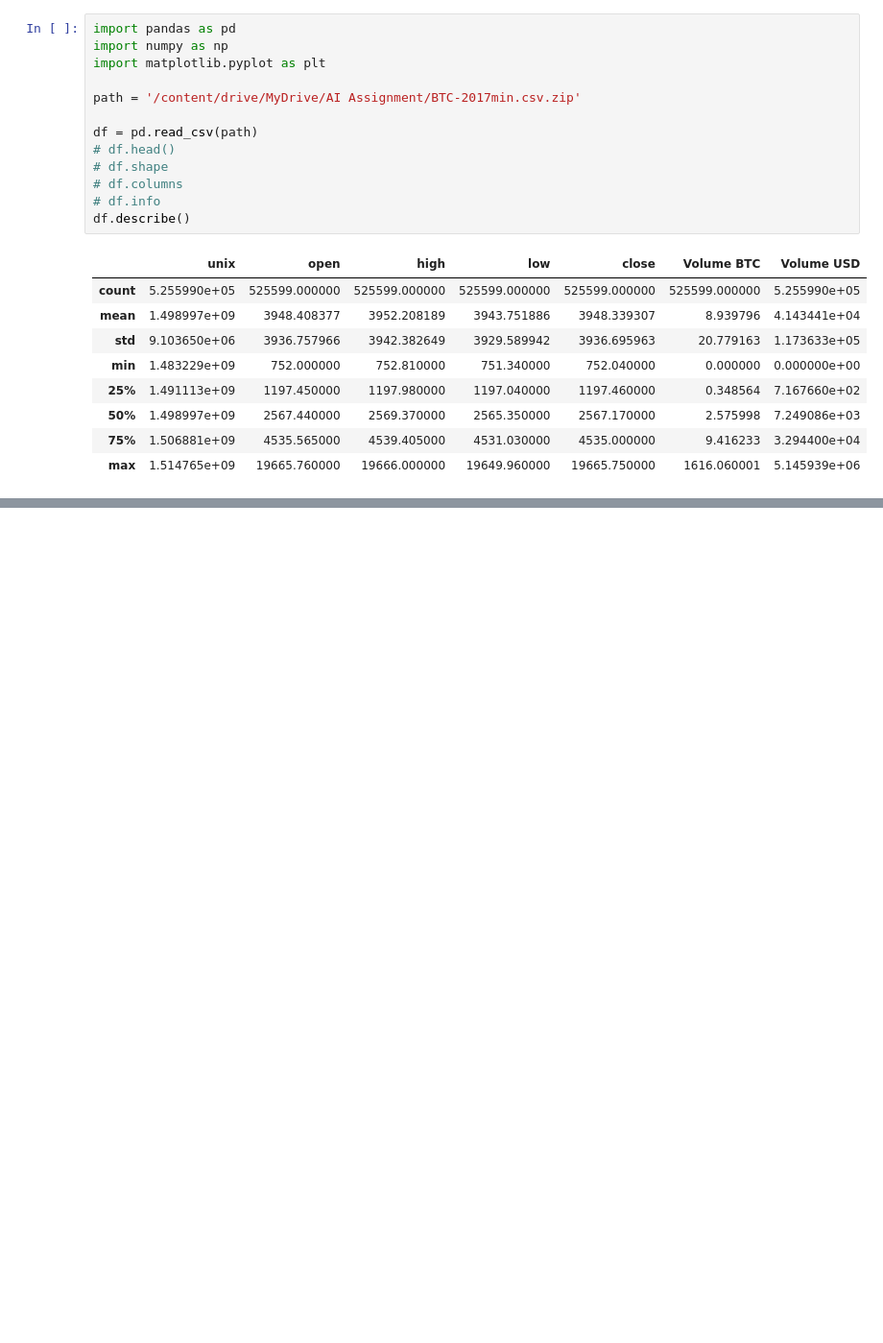
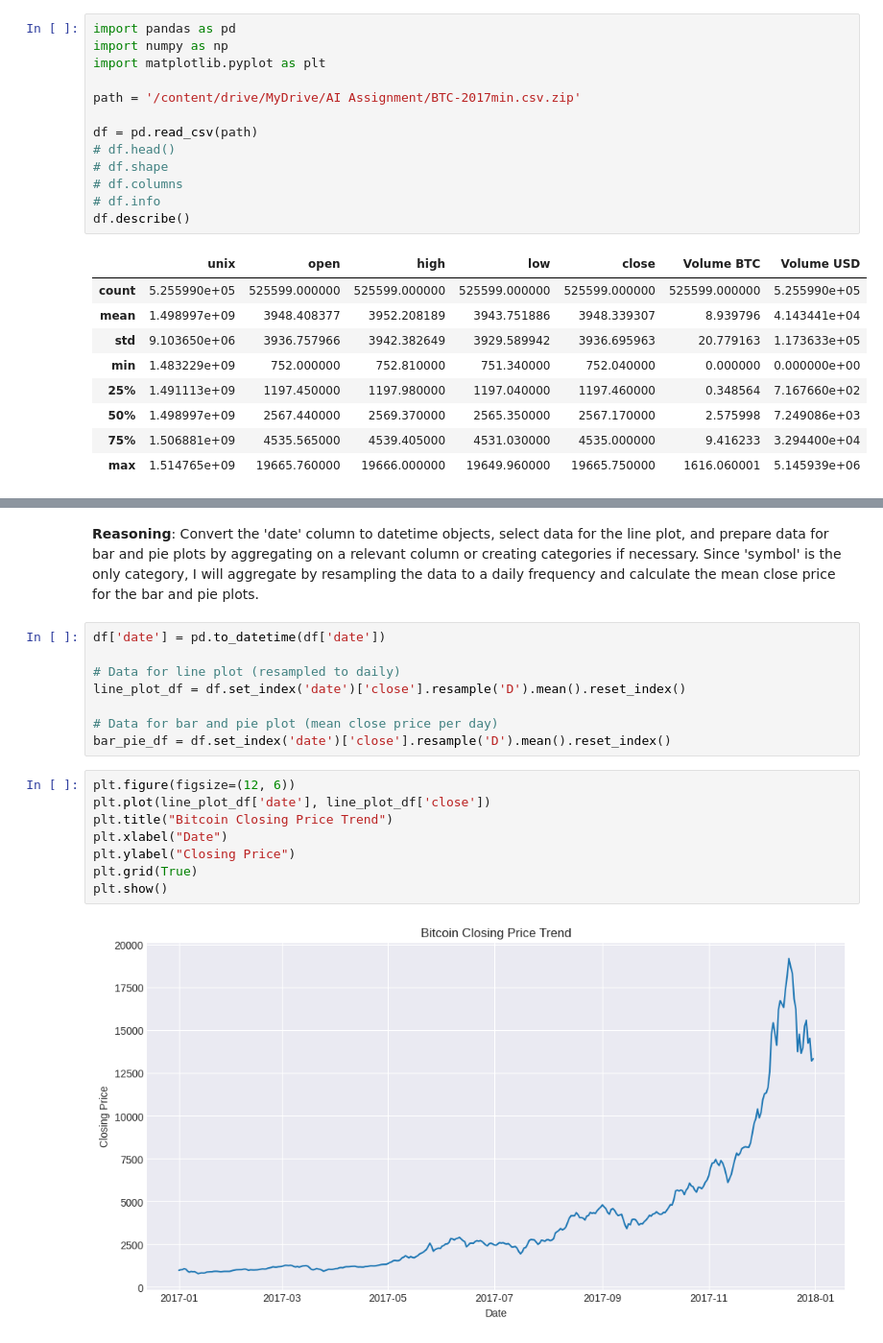
Before and after one commit to rehman2222/AI, a Jupyter notebook: BTC.ipynb, the cells around one changed output, grey strips where cells are left out. Shown: that part at 96% size. Drawn from its saved outputs; the diff is of its cells as text; blank space fills up the shorter version.

Commit message:
Now graphs

```diff
--- a/BTC.ipynb
+++ b/BTC.ipynb
@@ -25,0 +34,21 @@ df.describe()
+# %% [markdown]
+**Reasoning**:
+Convert the 'date' column to datetime objects, select data for the line plot, and prepare data for bar and pie plots by aggregating on a relevant column or creating categories if necessary. Since 'symbol' is the only category, I will aggregate by resampling the data to a daily frequency and calculate the mean close price for the bar and pie plots.
+# %%
+df['date'] = pd.to_datetime(df['date'])
+
+# Data for line plot (resampled to daily)
+line_plot_df = df.set_index('date')['close'].resample('D').mean().reset_index()
+
+# Data for bar and pie plot (mean close price per day)
+bar_pie_df = df.set_index('date')['close'].resample('D').mean().reset_index()
+# %%
+plt.figure(figsize=(12, 6))
+plt.plot(line_plot_df['date'], line_plot_df['close'])
+plt.title("Bitcoin Closing Price Trend")
+plt.xlabel("Date")
+plt.ylabel("Closing Price")
+plt.grid(True)
+plt.show()
+# %% [output]
+[figure, added]
```
Also changed, not shown: parts of 4 cells of this notebook.
